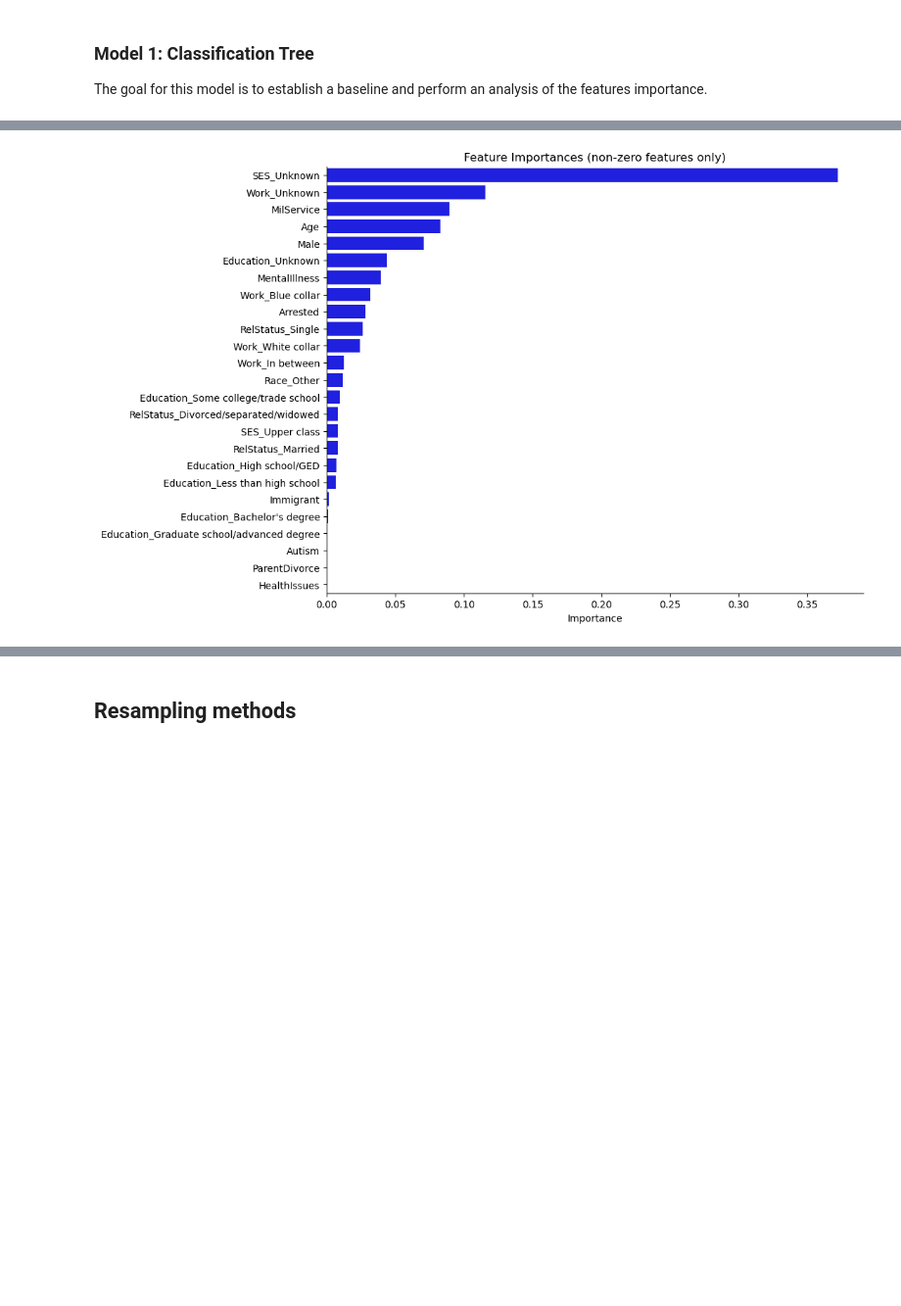
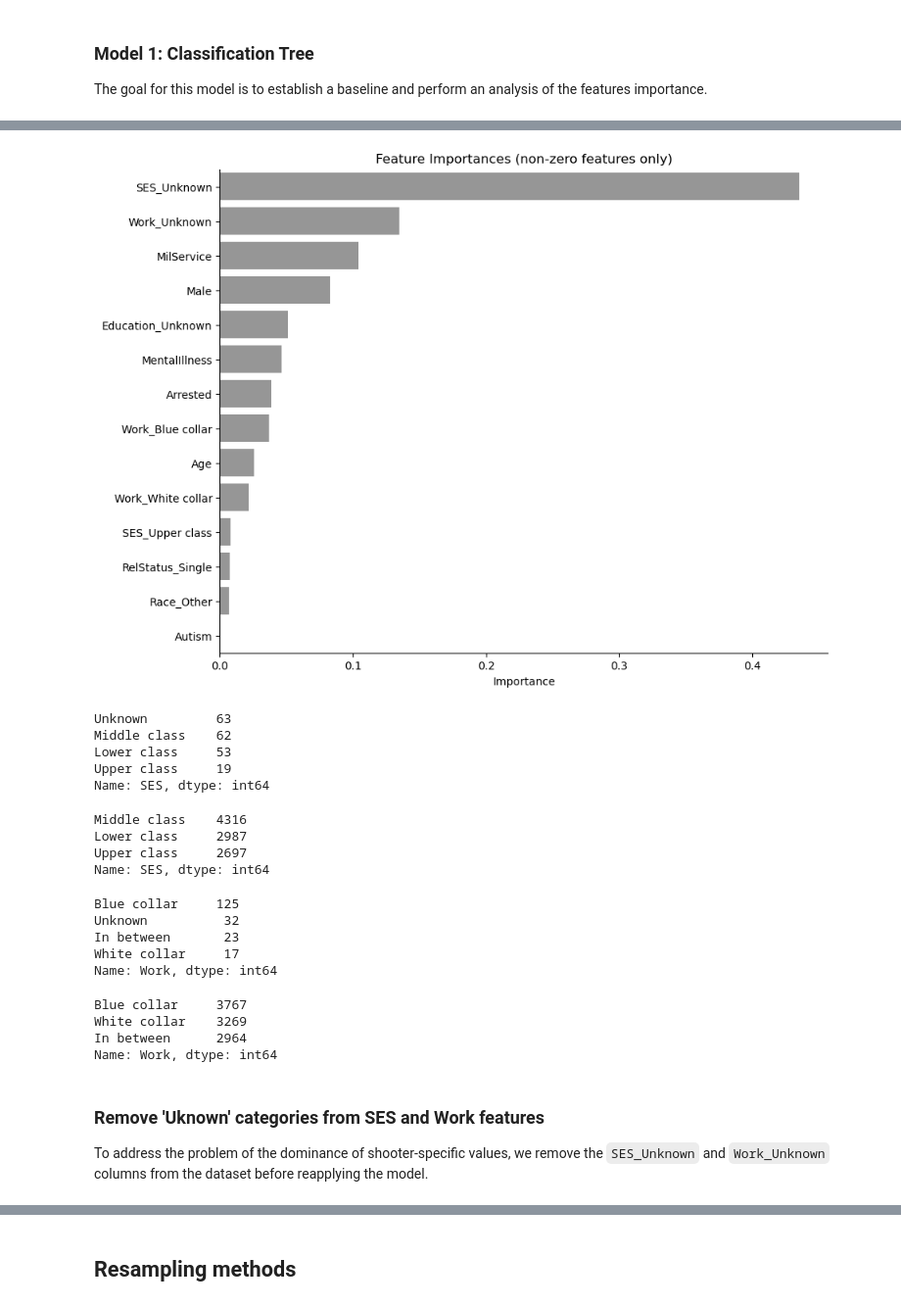
Before and after one commit to benoitchamot/Shootings, a Jupyter notebook: Model/Model_performance.ipynb, the cells around one changed output, grey strips where cells are left out. Shown at 98% size. Cells and saved outputs as stored; diff of their text form; code cells hidden in the pictures; blank space fills up the shorter version.

Commit message:
Perform feature importance analysis and improve feature selection for the classification model.

```diff
--- a/Model/Model_performance.ipynb
+++ b/Model/Model_performance.ipynb
@@ -121,3 +123,8 @@ def scale_data(X_train, X_test, scale):
+# %%
+# Define plot parameters
+main_color = '#969696'
+highlight_color = '#04bfb3'
+default_figsize = (10,6)
 # %%
 def show_confusion_matrix(matrix, title, save=False):
     fig, ax = plt.subplots()
@@ -223,12 +230,12 @@ def plot_roc_curve(roc_param, metrics, model_name='Unnamed'):
     ax.legend()
     plt.show()
 # %%
-def plot_feature_importances(model):
+def plot_feature_importances(model, features):
     # Retrieve feature importances
     f_importance = model.feature_importances_ # Works for trees
 
     feature_importances = pd.DataFrame({
-        'Features': X.columns,
+        'Features': features,
         'Importance': f_importance
     }).sort_values('Importance', ascending=False)
 
@@ -243,7 +250,7 @@ def plot_feature_importances(model):
         non_zero_importances,
         x = 'Importance',
         y = 'Features',
-        color='blue'
+        color=main_color
     )
 
     ax.set_ylabel('')
@@ -304,7 +311,7 @@ X_train, X_test, y_train, y_test = train_test_split(X,y,random_state=1,stratify=
 X_train, X_test = scale_data(X_train, X_test, True)
 
 # Prepare and fit model
-model_1 = DecisionTreeClassifier(max_depth=11).fit(X_train, y_train)
+model_1 = DecisionTreeClassifier(max_depth=8).fit(X_train, y_train)
 model_1_name = 'Classification Tree'
 
 # Get predictions and probabilities
@@ -317,7 +324,7 @@ display(pd.DataFrame([metrics_1]))
 
 # Compute and display confusion matrix
 model_1_cm = confusion_matrix(y_test, y_pred_1)
-show_confusion_matrix(model_1_cm, f'{model_1_name}- Confusion Matrix')
+show_confusion_matrix(model_1_cm, f'{model_1_name} - Confusion Matrix')
 
 # Plot Precision-Recall Curve
 plot_prcurve(pr_curve_1, model_1_name)
@@ -335,4 +350,37 @@ plot_roc_curve(roc_param_1, metrics_1, model_1_name)
 # %%
-plot_feature_importances(model_1)
+plot_feature_importances(model_1, X.columns)
 # %% [output]
-[figure, old version]
+[figure, new version]
+# %%
+shooters_df['SES'].value_counts()
+# %% [output]
+Unknown         63
+Middle class    62
+Lower class     53
+Upper class     19
+Name: SES, dtype: int64
+# %%
+genpop_df['SES'].value_counts()
+# %% [output]
+Middle class    4316
+Lower class     2987
+Upper class     2697
+Name: SES, dtype: int64
+# %%
+shooters_df['Work'].value_counts()
+# %% [output]
+Blue collar     125
+Unknown          32
+In between       23
+White collar     17
+Name: Work, dtype: int64
+# %%
+genpop_df['Work'].value_counts()
+# %% [output]
+Blue collar     3767
+White collar    3269
+In between      2964
+Name: Work, dtype: int64
+# %% [markdown]
+### Remove 'Uknown' categories from SES and Work features
+To address the problem of the dominance of shooter-specific values, we remove the `SES_Unknown` and `Work_Unknown` columns from the dataset before reapplying the model.
```
Also changed, not shown: parts of 12 cells of this notebook.
